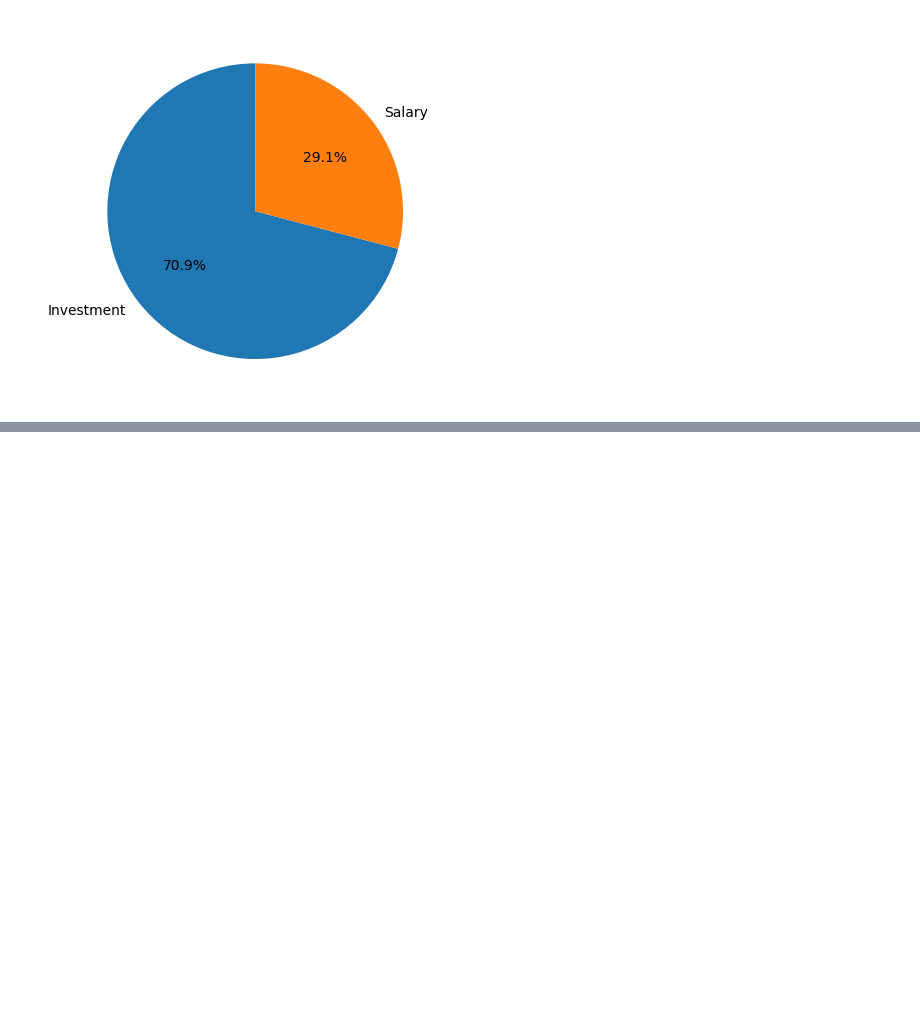
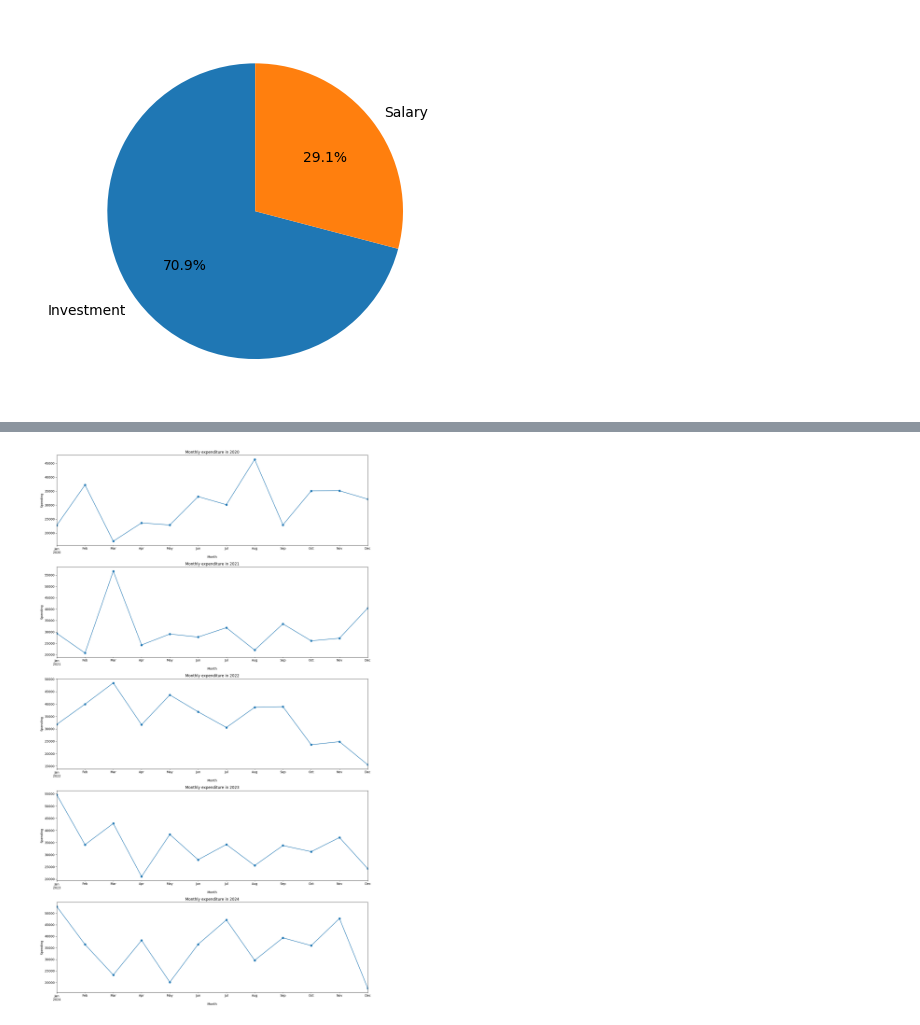
Before and after one commit to prasannashrestha011/ML_exercises, a Jupyter notebook: Personal_Finance_Analysis.ipynb, the cells around one changed output, grey strips where cells are left out. Cells and saved outputs as stored; diff of their text form; code cells hidden in the pictures; blank space fills up the shorter version.

```diff
--- a/Personal_Finance_Analysis.ipynb
+++ b/Personal_Finance_Analysis.ipynb
@@ -112,0 +146,7 @@ plt.pie(df_income,labels=df_income.index,autopct="%1.1f%%",startangle=90)
+# %%
+df_exp_monthly = df.copy()
+df_exp_monthly['Year']=df_exp_monthly['Date'].dt.to_period('y')
+df_exp_monthly['Month'] = df_exp_monthly['Date'].dt.to_period('m')
+
+df_year_month=df_exp_monthly.groupby(['Year','Month'])['Amount'].sum()
+df_year_month
@@ -112,0 +171,17 @@ plt.pie(df_income,labels=df_income.index,autopct="%1.1f%%",startangle=90)
+# %%
+years=df_year_month.index.get_level_values(0).unique()
+n_years=len(years)
+
+plt.figure(figsize=(15,5*n_years))
+
+for i,year in enumerate(years,1):
+    plt.subplot(n_years,1,i)
+    year_months=df_year_month.loc[year]
+    year_months.plot(marker='o',kind='line')
+    plt.title(f"Monthly expenditure in {year}")
+    plt.xlabel('Month')
+    plt.ylabel('Spending')
+plt.tight_layout()
+plt.show()
+# %% [output]
+[figure, added]
```
Also changed, not shown: parts of 3 cells of this notebook.
